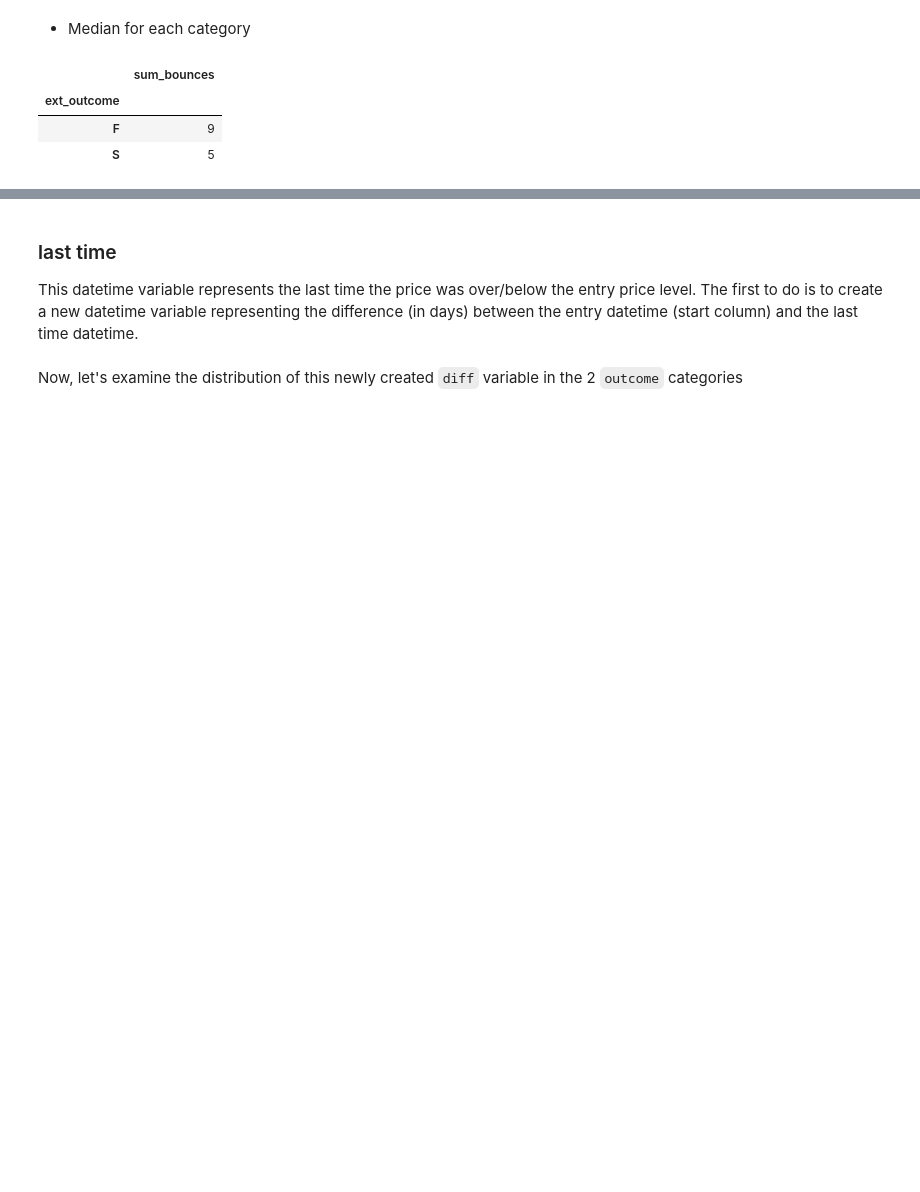
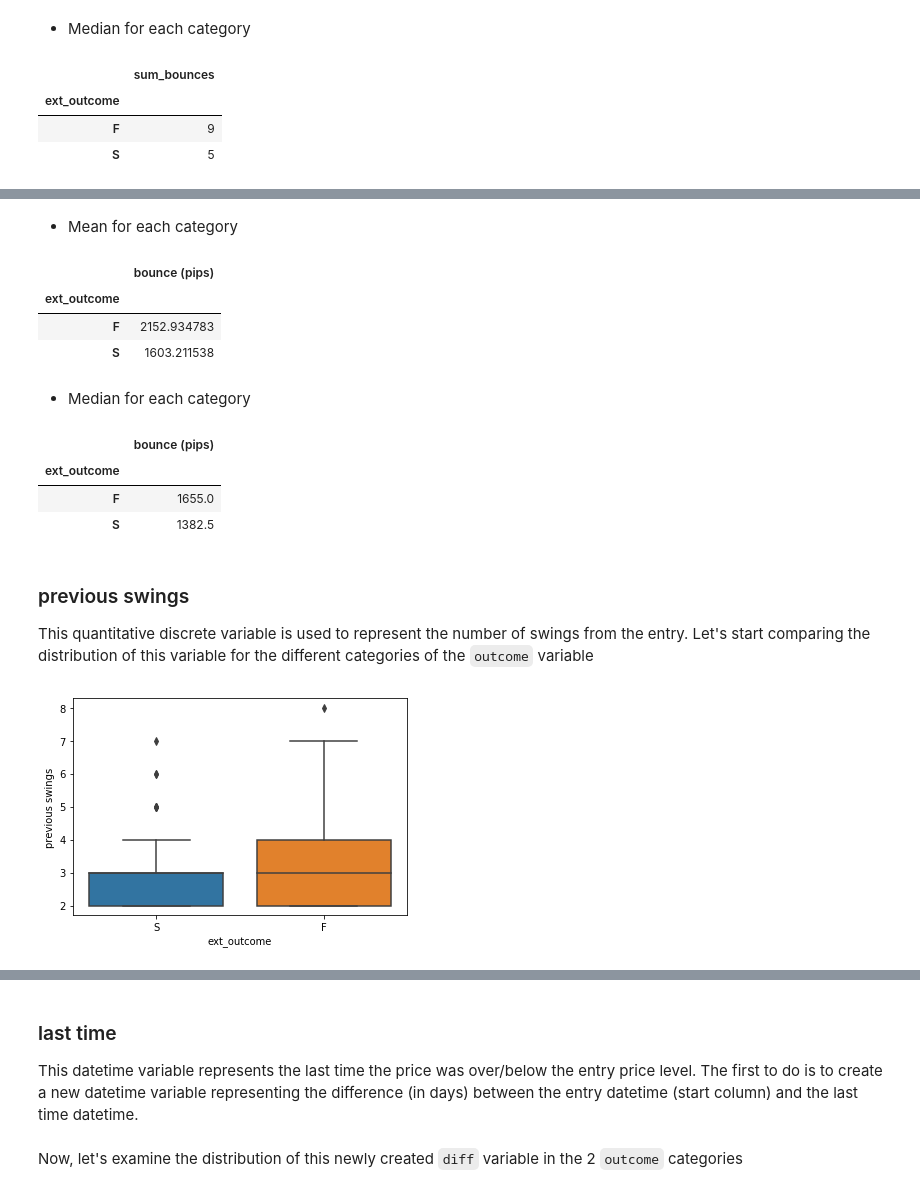
Before and after one commit to FOREXfunguru/FOREX, a Jupyter notebook: notebooks/Binary_classifier_using_ML.ipynb, the cells around one changed output, grey strips where cells are left out. Cells and saved outputs as stored; diff of their text form; code cells hidden in the pictures; blank space fills up the shorter version.

```diff
--- a/notebooks/Binary_classifier_using_ML.ipynb
+++ b/notebooks/Binary_classifier_using_ML.ipynb
@@ -580,0 +573,25 @@ contDF_dropna.groupby(outcome_lab).agg({'sum_bounces': 'median'})
+# %% [markdown]
+* Mean for each category
+# %%
+contDF.groupby(outcome_lab).agg({'bounce (pips)': 'mean'})
+# %% [output]
+|  | bounce (pips) |
+| ext_outcome |  |
+| F | 2152.934783 |
+| S | 1603.211538 |
+# %% [markdown]
+* Median for each category
+# %%
+contDF.groupby(outcome_lab).agg({'bounce (pips)': 'median'})
+# %% [output]
+|  | bounce (pips) |
+| ext_outcome |  |
+| F | 1655.0 |
+| S | 1382.5 |
+# %% [markdown]
+### previous swings
+This quantitative discrete variable is used to represent the number of swings from the entry. Let's start comparing the distribution of this variable for the different categories of the `outcome` variable
+# %%
+ax = sns.boxplot(x=outcome_lab, y="previous swings", data=contDF)
+# %% [output]
+[figure, added]
```
Also changed, not shown: parts of 81 cells of this notebook.
